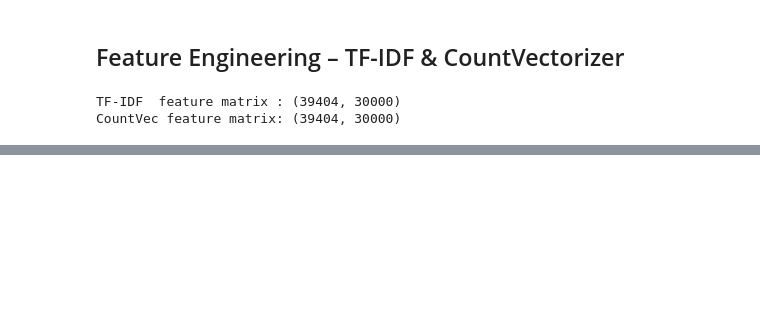
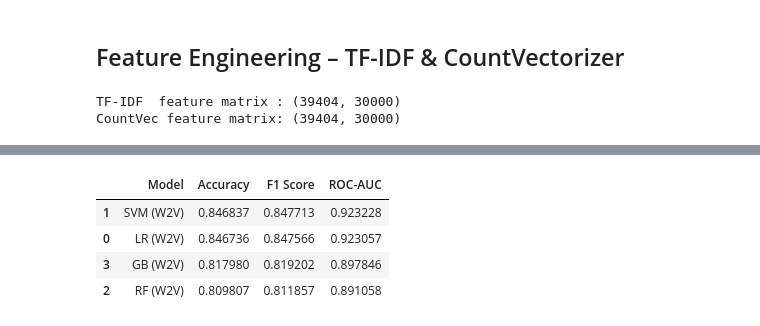
Before and after one commit to Hazem-Amr/GIZ4_AIS2_S1_Ml, a Jupyter notebook: src/NLP/Session_2/Assignment/Tasks.ipynb, the cells around one changed output, grey strips where cells are left out. Cells and saved outputs as stored; diff of their text form; code cells hidden in the pictures; blank space fills up the shorter version.

```diff
--- a/src/NLP/Session_2/Assignment/Tasks.ipynb
+++ b/src/NLP/Session_2/Assignment/Tasks.ipynb
@@ -204,0 +458,3 @@ CountVec feature matrix: (39404, 30000)
+# %%
+lr_w2v = LogisticRegression(max_iter=1000)
+lr_w2v.fit(X_train, y_train)
@@ -204,0 +463,3 @@ CountVec feature matrix: (39404, 30000)
+# %%
+svm_w2v = SVC(kernel="linear")
+svm_w2v.fit(X_train, y_train)
@@ -204,0 +468,3 @@ CountVec feature matrix: (39404, 30000)
+# %%
+rf_w2v = RandomForestClassifier(n_estimators=100, random_state=42)
+rf_w2v.fit(X_train, y_train)
@@ -204,0 +473,3 @@ CountVec feature matrix: (39404, 30000)
+# %%
+gb_w2v = GradientBoostingClassifier(n_estimators=100)
+gb_w2v.fit(X_train, y_train)
@@ -204,0 +542,23 @@ CountVec feature matrix: (39404, 30000)
+# %%
+models_w2v = {
+    "LR (W2V)": lr_w2v,
+    "SVM (W2V)": svm_w2v,
+    "RF (W2V)": rf_w2v,
+    "GB (W2V)": gb_w2v
+}
+
+X_test_dict_w2v = {
+    "LR (W2V)": X_test,
+    "SVM (W2V)": X_test,
+    "RF (W2V)": X_test,
+    "GB (W2V)": X_test
+}
+
+df_results_w2v = evaluate_models(models_w2v, X_test_dict_w2v, y_test)
+df_results_w2v
+# %% [output]
+|  | Model | Accuracy | F1 Score | ROC-AUC |
+| 1 | SVM (W2V) | 0.846837 | 0.847713 | 0.923228 |
+| 0 | LR (W2V) | 0.846736 | 0.847566 | 0.923057 |
+| 3 | GB (W2V) | 0.817980 | 0.819202 | 0.897846 |
+| 2 | RF (W2V) | 0.809807 | 0.811857 | 0.891058 |
```
Also changed, not shown: parts of 46 cells of this notebook, 5 other files.
